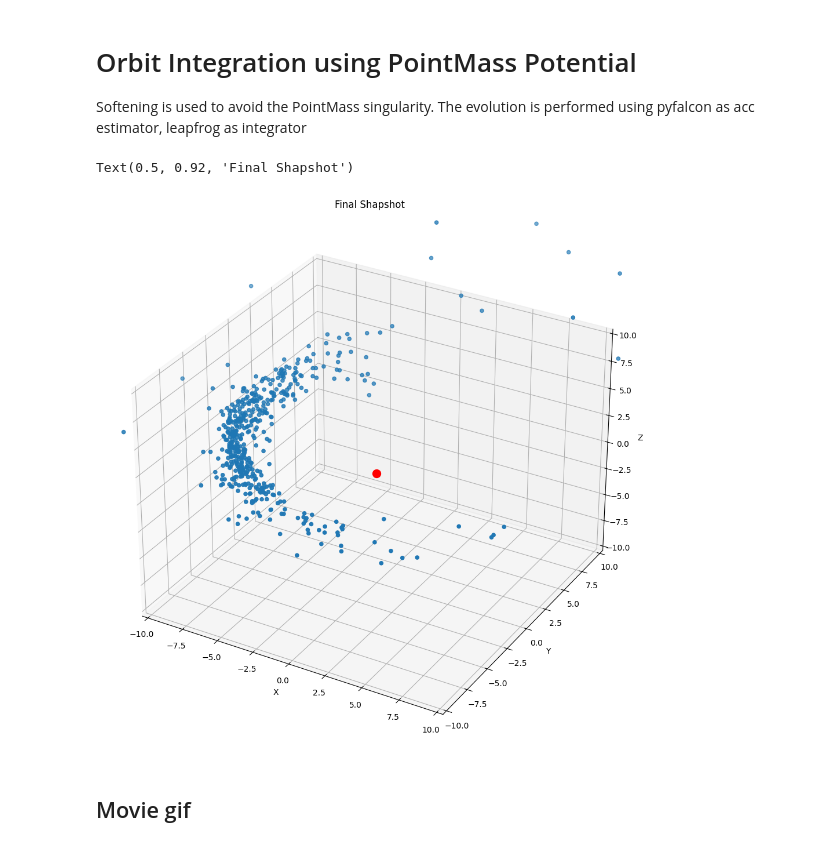
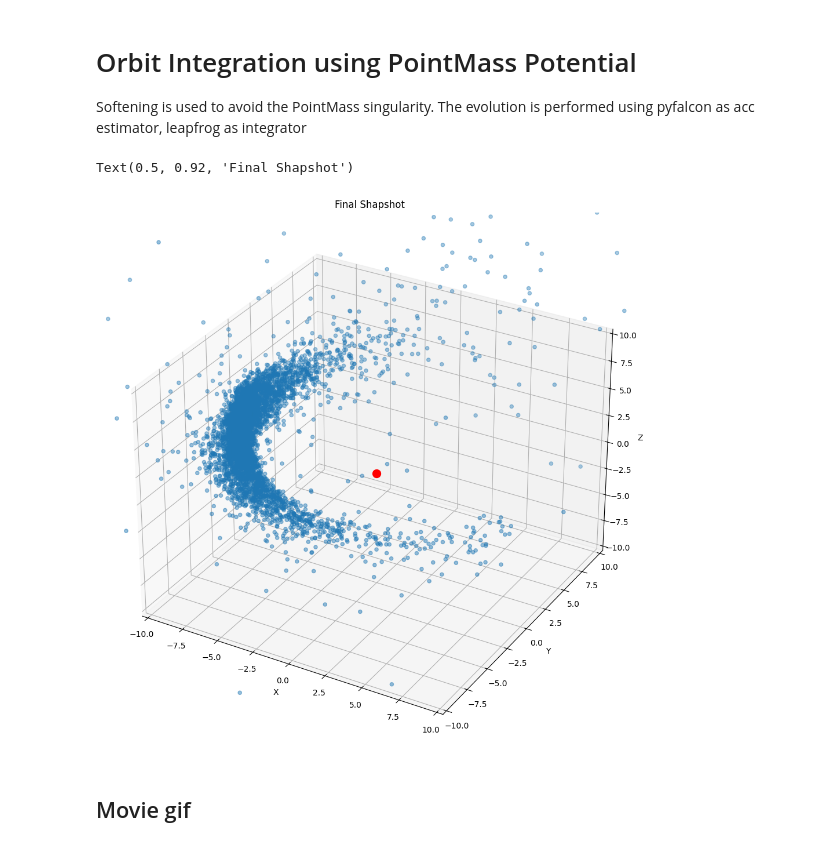
Before and after one commit to Berto70/pod_compastro23, a Jupyter notebook: Project/Movies_and_FirstAnalysis.ipynb, the cells around one changed output. Saved outputs shown, nothing was run; the diff lists cells and outputs as text; code cells hidden in the pictures.

```diff
--- a/Project/Movies_and_FirstAnalysis.ipynb
+++ b/Project/Movies_and_FirstAnalysis.ipynb
@@ -14,7 +14,7 @@ import fireworks.nbodylib.integrators as fni
 # Initial conditions of the system
 This will also effect the name of .gif the file that are saved
 # %%
-N = 500
+N = 5000
 initial_position = 10   #pos del
 M_G = 1e3               # mass of the galaxy
 # %% [markdown]
@@ -71,35 +71,44 @@ tstep = 0.01
 time = np.arange(0, 2*orbital_period, tstep)
 
 #list for analysys
-pos_list, pos_com_list, vel_list, energy_list = [particles.pos], [particles.com_pos()], [particles.vel], [particles.Etot]
+pos_list, pos_com_list, vel_list, vel_com_list, energy_list = [particles.pos], [particles.com_pos()], [particles.vel], [particles.com_vel()], [particles.Etot]
 
 for dt in tqdm(time):
     acc_PointMass = potential_PointMass.acceleration
     particles, _, _, _, _ = fni.integrator_leapfrog(particles=particles, tstep=tstep, acceleration_estimator=fnd.acceleration_pyfalcon, external_accelerations=[potential_PointMass.acceleration])
     #saving important quantities for analysis of the dynamics
     pos_list.append(particles.pos.copy())
     pos_com_list.append(particles.com_pos())
     vel_list.append(particles.vel.copy())
+    vel_com_list.append(particles.com_vel())
     Etot, _, _ = particles.Etot()
     energy_list.append(Etot)
 
 pos_array = np.array(pos_list)
 pos_com_array = np.array(pos_com_list)
+vel_array = np.array(vel_list)
+vel_com_array = np.array(vel_com_list)
+energy_array = np.array(energy_list)
+
+#save
+array_to_save = np.zeros((len(pos_array), N, 7))
+array_to_save[:, :, :3], array_to_save[:, :, 3:6], array_to_save[:, :, 6] = pos_array, vel_array, (1/N)*np.ones_like(array_to_save[:, :, 6])
+np.save(file=f'Orbit/Galactic_FoR/{N}_InitialPos_{initial_position}', arr=array_to_save)
 
 #plot final Snaphot
 fig = plt.figure(figsize=(12, 12))
 ax = fig.add_subplot(projection='3d')
 ax.scatter(xs = particles.pos[:, 0], ys = particles.pos[:, 1], zs = particles.pos[:, 2])
 ax.scatter(xs = 0, ys = 0, zs = 0, s=100, c='r')
 ax.set_xlim(-initial_position, initial_position)
 ax.set_ylim(-initial_position, initial_position)
 ax.set_zlim(-initial_position, initial_position)
 ax.set_xlabel('X')
 ax.set_ylabel('Y')
 ax.set_zlabel('Z')
 ax.set_title('Final Shapshot')
 # %% [output]
 Text(0.5, 0.92, 'Final Shapshot')
-[figure, old version]
+[figure, new version]
 # %% [markdown]
 ## Movie gif
```
Also changed, not shown: parts of 7 cells of this notebook, 4 other files.
